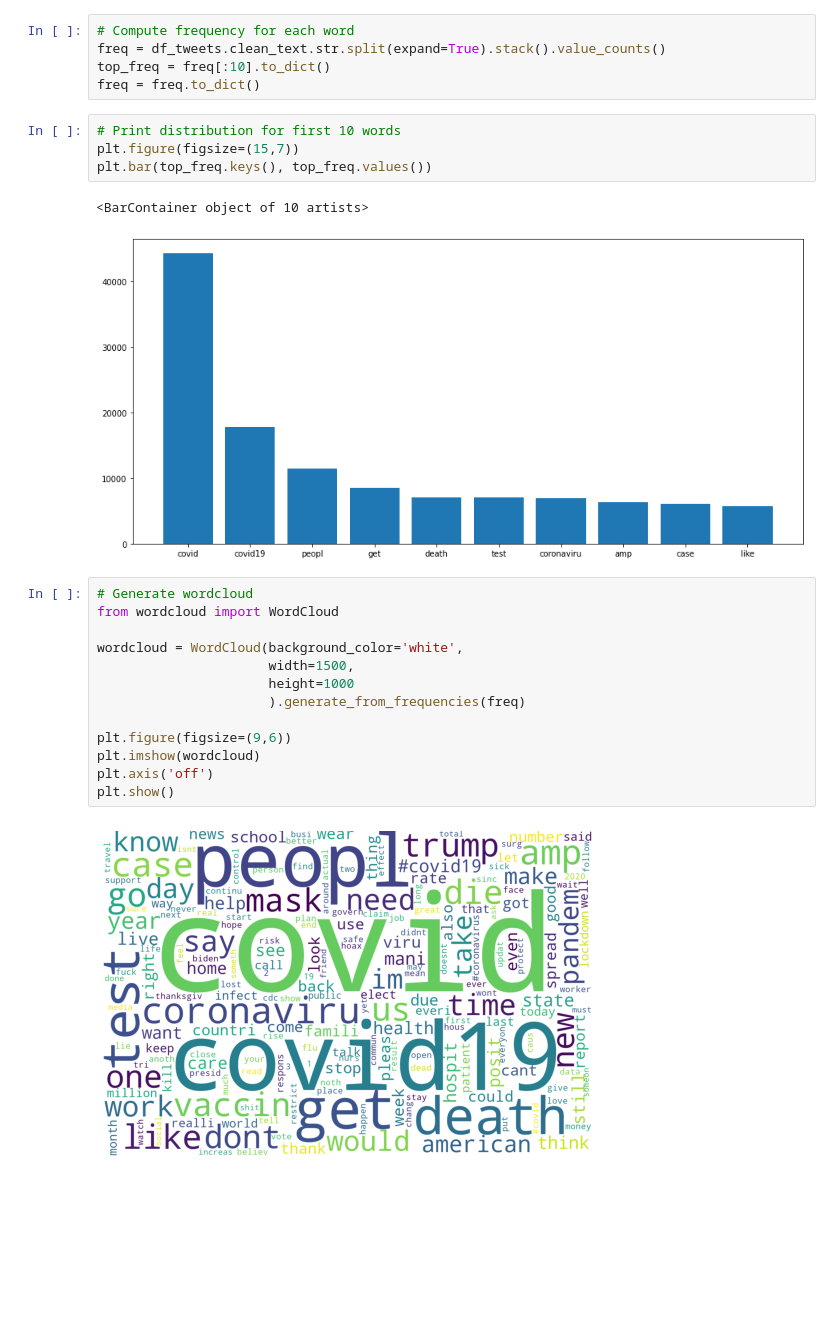
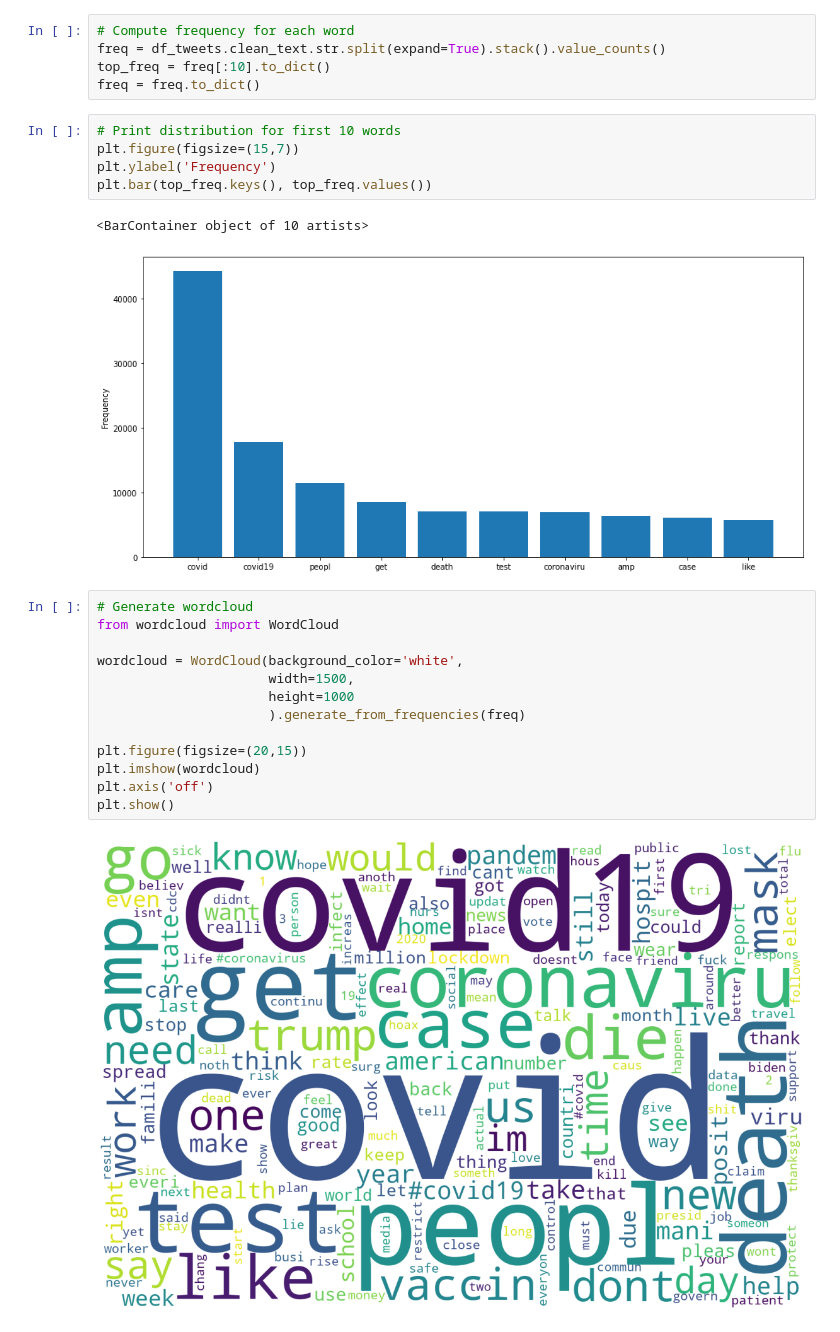
Before and after one commit to EduardVergesFranch/COVID_SEARCHENGINE, a Jupyter notebook: search_engine/Indexing.ipynb, the cells around one changed output. Drawn from its saved outputs; the diff is of its cells as text; blank space fills up the shorter version.

Commit message:
Minor changes in plots

```diff
--- a/search_engine/Indexing.ipynb
+++ b/search_engine/Indexing.ipynb
@@ -252,22 +252,23 @@ freq = freq.to_dict()
 # %%
 # Print distribution for first 10 words
 plt.figure(figsize=(15,7))
+plt.ylabel('Frequency')
 plt.bar(top_freq.keys(), top_freq.values())
 # %% [output]
 <BarContainer object of 10 artists>
-[figure, old version]
+[figure, new version]
 # %%
 # Generate wordcloud
 from wordcloud import WordCloud
 
 wordcloud = WordCloud(background_color='white',
                       width=1500,
                       height=1000
                       ).generate_from_frequencies(freq)
 
-plt.figure(figsize=(9,6))
+plt.figure(figsize=(20,15))
 plt.imshow(wordcloud)
 plt.axis('off')
 plt.show()
 # %% [output]
-[figure, old version]
+[figure, new version]
```
